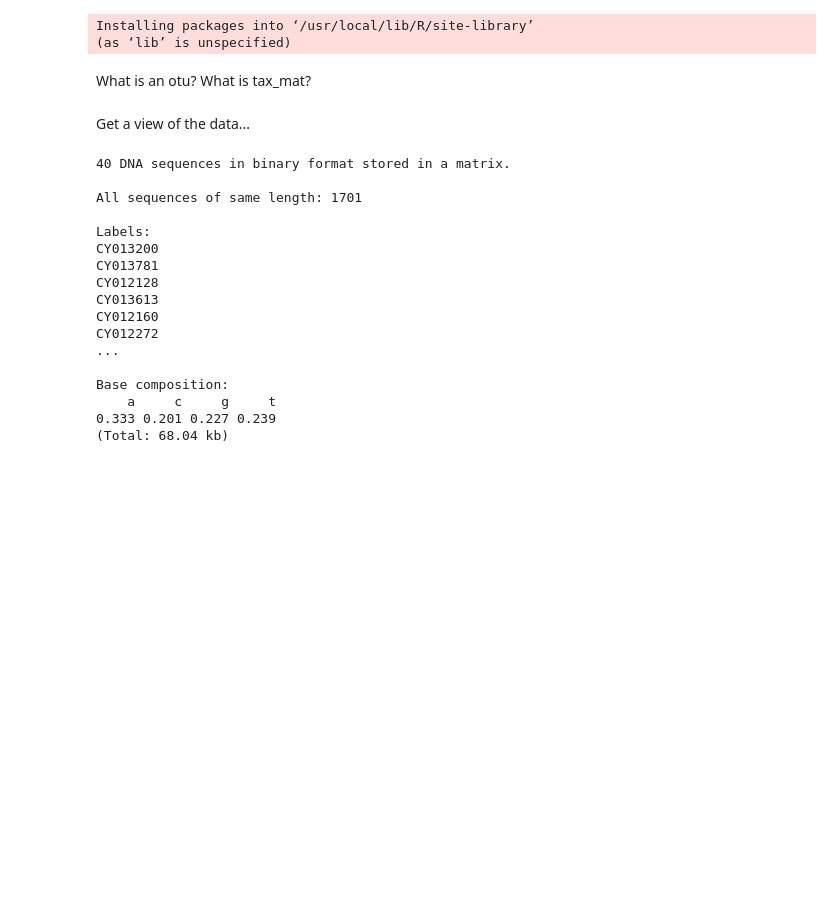
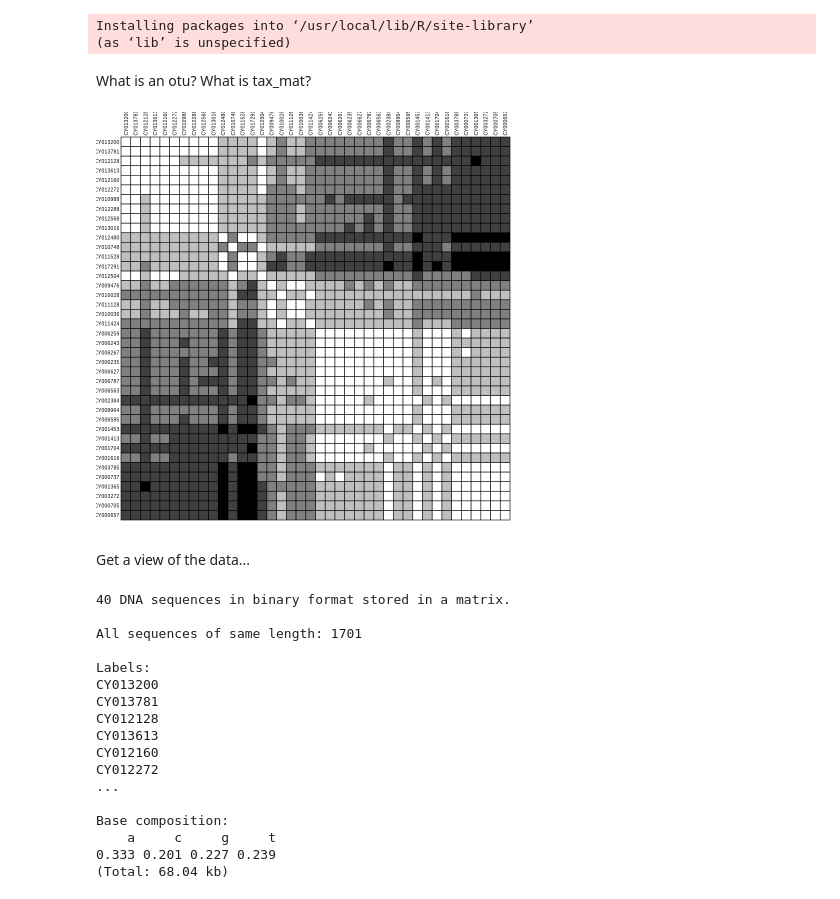
Before and after one commit to C0RD3LL/Omics, a Jupyter notebook: Phylogenics.ipynb, the cells around one changed output. Drawn from its saved outputs; the diff is of its cells as text; code cells hidden in the pictures; blank space fills up the shorter version.

```diff
--- a/Phylogenics.ipynb
+++ b/Phylogenics.ipynb
@@ -38,6 +60,13 @@ Dist <- dist.dna(Unknown, model = "TN93")
 #both kinds of transition (A <-> G versus C <-> T), and transversions.
 #The base frequencies are not assumed to be equal and are estimated from the data.
 #A gamma correction of the inter-site variation in substitution rates is possible.
+# %%
+#conver dist into a dataframe so that it can be displayed as heat map.
+Unknowndf <- as.data.frame(as.matrix(Dist))
+table.paint(Unknowndf, cleg = 0, clabel.row = 0.5, clabel.col = 0.5)
+# Opinion. A phylogenic tree does a beter job displaying the information here.
+# %% [output]
+[figure, added]
 # %% [markdown]
 Get a view of the data...
 # %%
```
Also changed, not shown: parts of 2 cells of this notebook.
